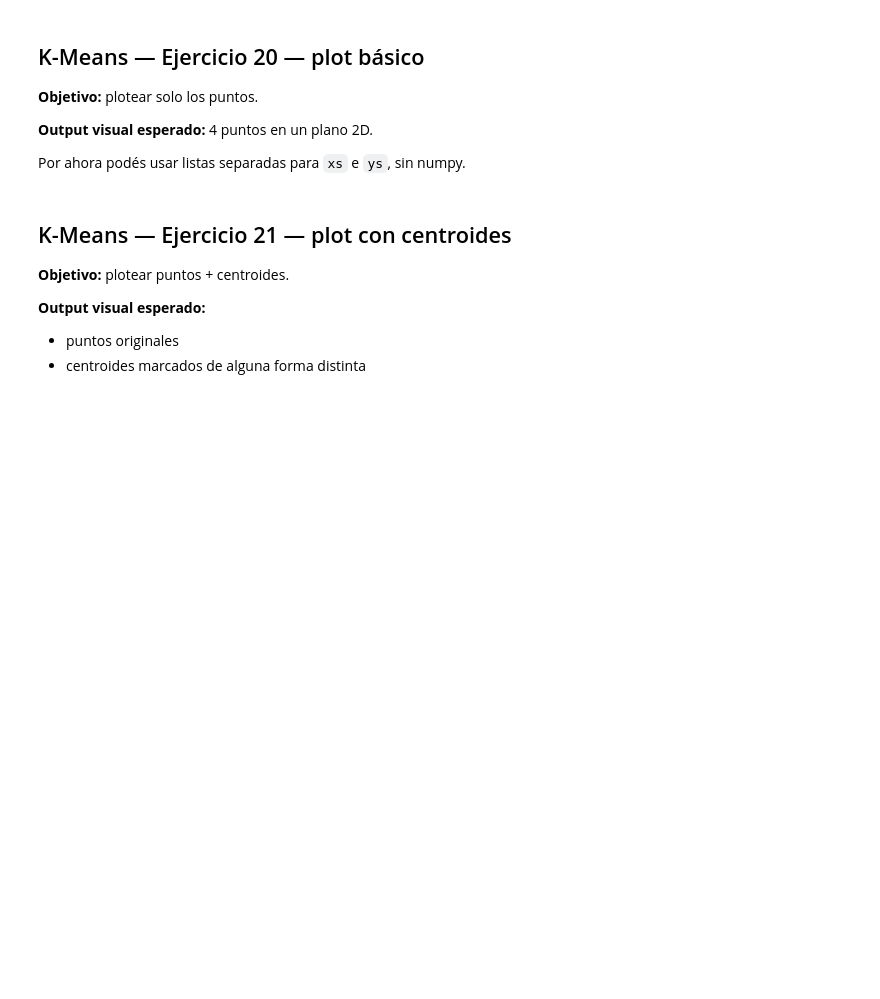
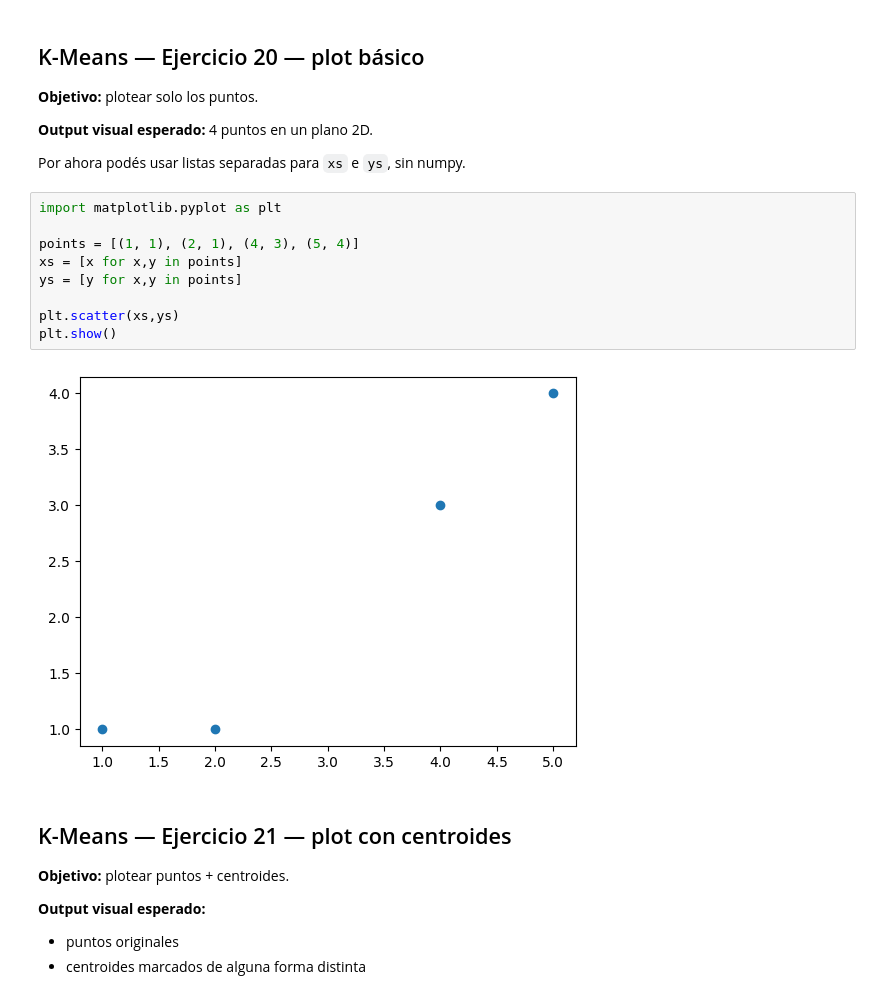
Before and after one commit to tadeogavensky/pr3-machine-learning, a Jupyter notebook: guia_ejercicios_ml_manual_sklearn_plotting.ipynb, the cells around one changed output. Saved outputs shown, nothing was run; the diff lists cells and outputs as text; blank space fills up the shorter version.

```diff
--- a/guia_ejercicios_ml_manual_sklearn_plotting.ipynb
+++ b/guia_ejercicios_ml_manual_sklearn_plotting.ipynb
@@ -526,6 +658,17 @@ Nota: los nombres `0` y `1` pueden invertirse. Lo importante es el agrupamiento.
 **Output visual esperado:** 4 puntos en un plano 2D.
 
 Por ahora podés usar listas separadas para `xs` e `ys`, sin numpy.
+# %%
+import matplotlib.pyplot as plt
+
+points = [(1, 1), (2, 1), (4, 3), (5, 4)]
+xs = [x for x,y in points]
+ys = [y for x,y in points]
+
+plt.scatter(xs,ys)
+plt.show()
+# %% [output]
+[figure, added]
 # %% [markdown]
 ## K-Means — Ejercicio 21 — plot con centroides
 
```
Also changed, not shown: parts of 23 cells of this notebook.
